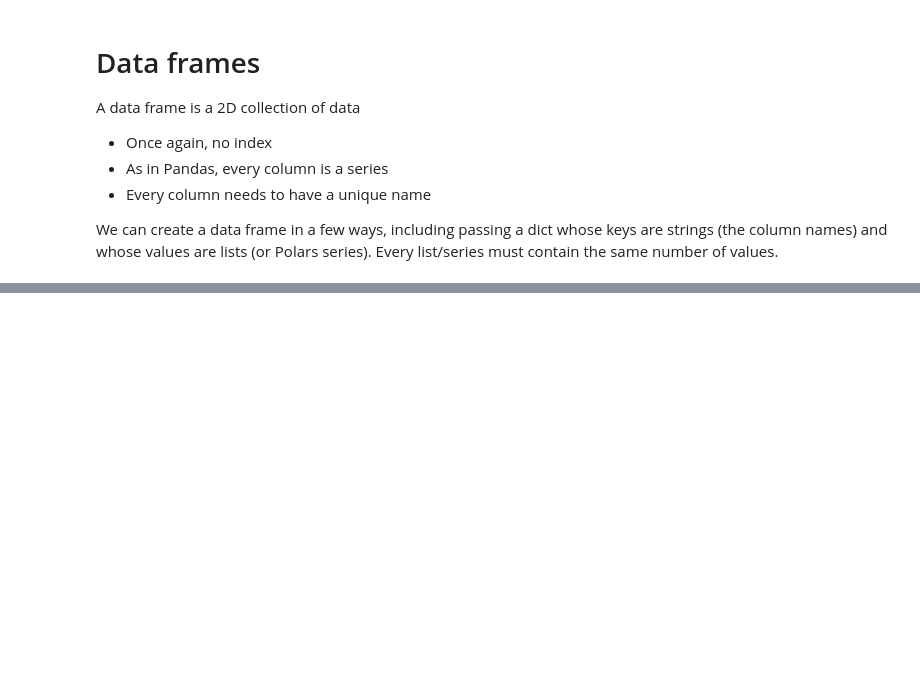
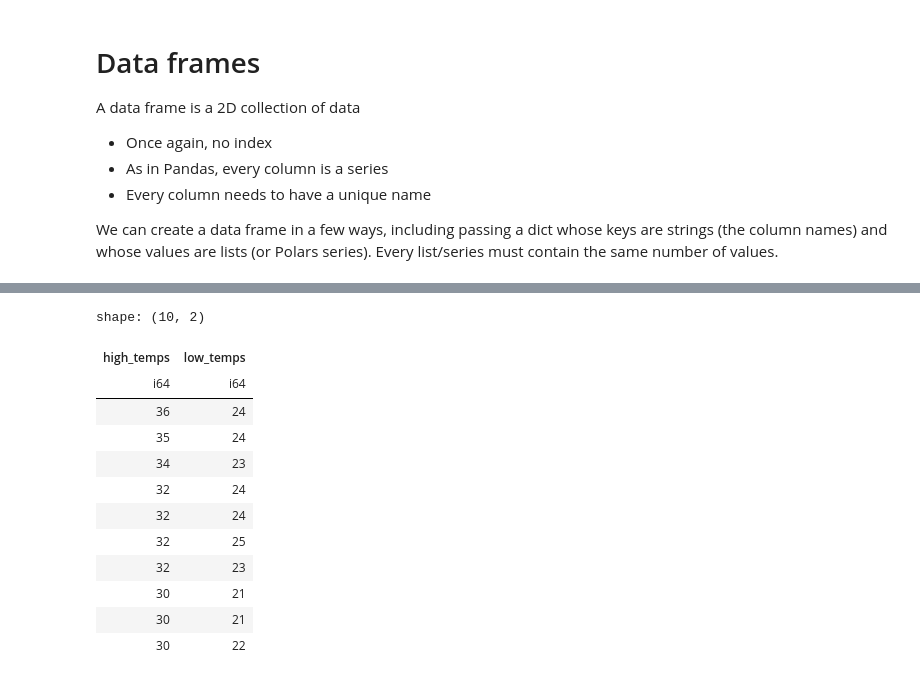
Before and after one commit to opagani/2024-08Aug-25-polars, a Jupyter notebook: LernerPython - 2024-08Aug-25-polars.ipynb, the cells around one changed output, grey strips where cells are left out. Saved outputs shown, nothing was run; the diff lists cells and outputs as text; code cells hidden in the pictures; blank space fills up the shorter version.

```diff
--- a/LernerPython - 2024-08Aug-25-polars.ipynb
+++ b/LernerPython - 2024-08Aug-25-polars.ipynb
@@ -458,0 +501,18 @@ df = pl.DataFrame(
+# %%
+# I can pass a list of columns, and get all of them back
+
+df[['high_temps', 'low_temps']]
+# %% [output]
+shape: (10, 2)
+| high_temps | low_temps |
+| i64 | i64 |
+| 36 | 24 |
+| 35 | 24 |
+| 34 | 23 |
+| 32 | 24 |
+| 32 | 24 |
+| 32 | 25 |
+| 32 | 23 |
+| 30 | 21 |
+| 30 | 21 |
+| 30 | 22 |
```
Also changed, not shown: parts of 8 cells of this notebook.
